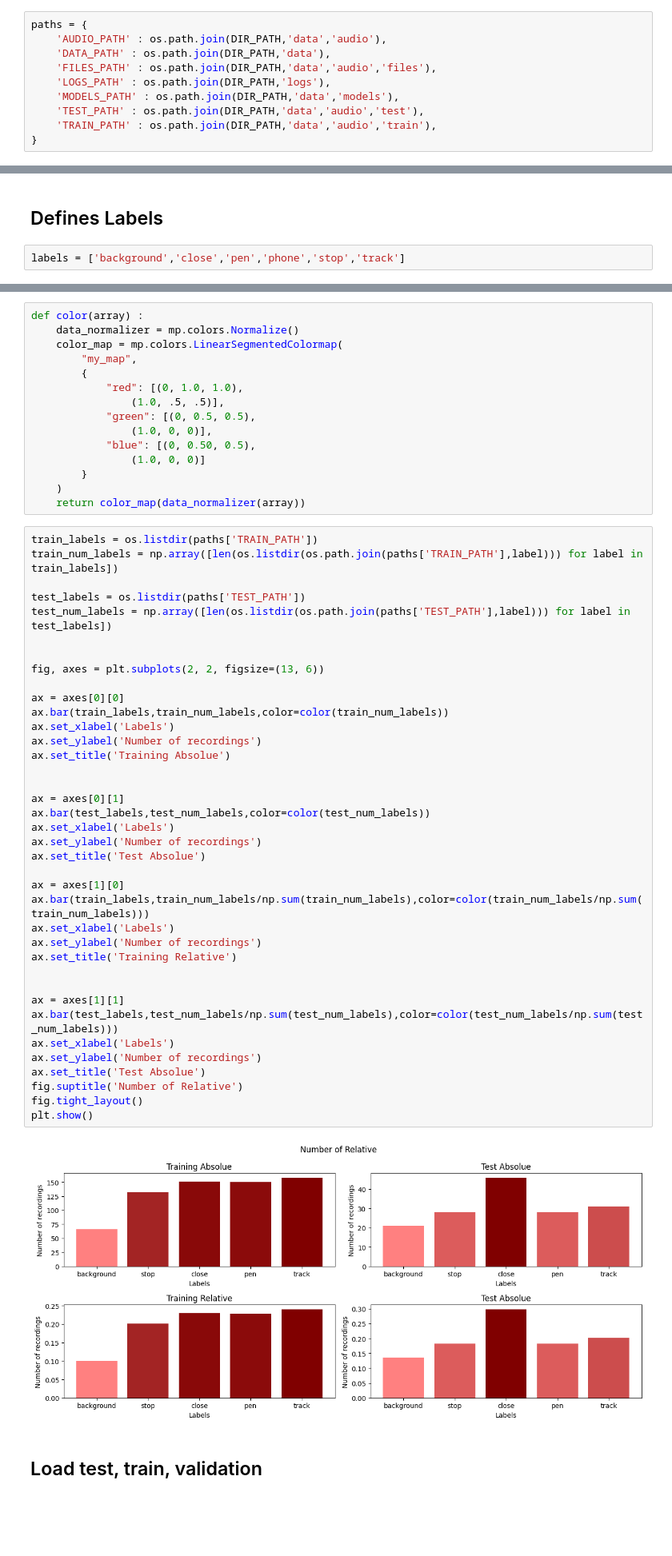
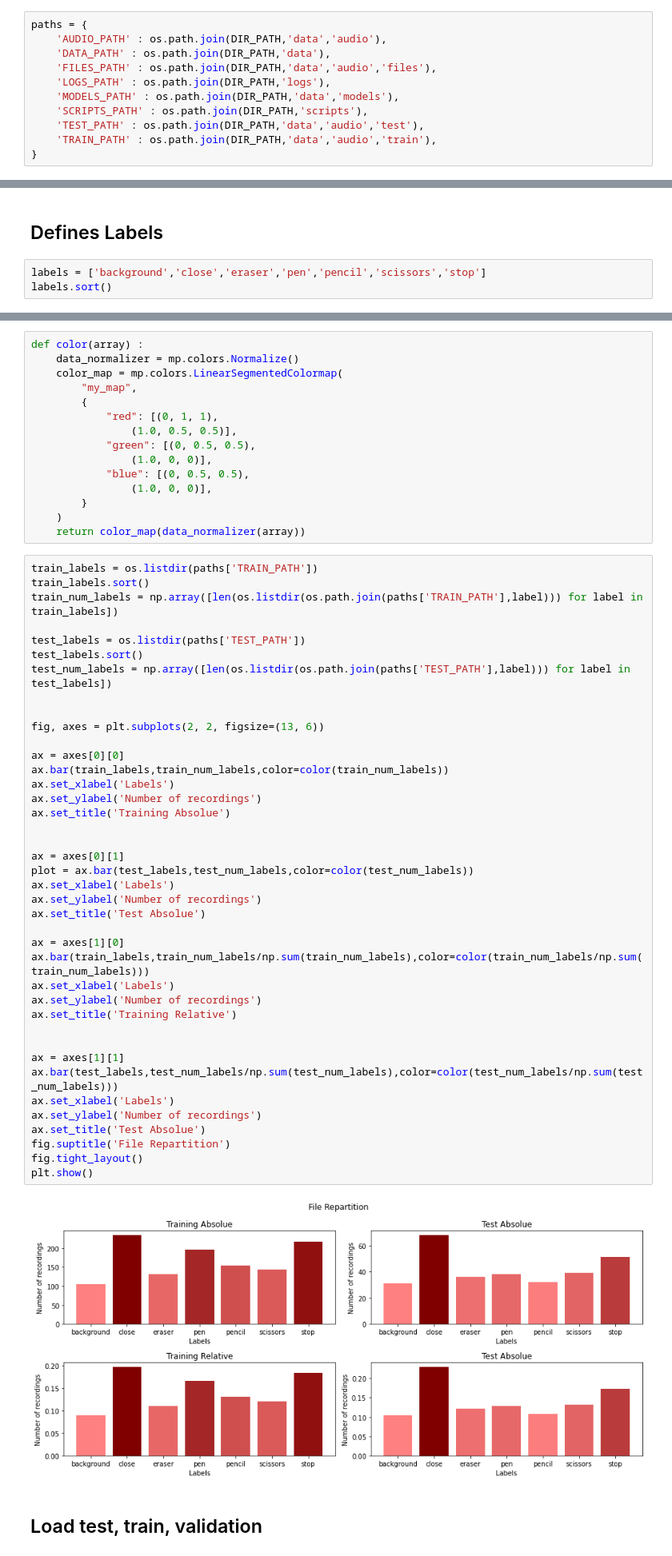
Before and after one commit to AlessandriniAntoine/Eden_Robotics, a Jupyter notebook: Python/speech/main.ipynb, the cells around one changed output, grey strips where cells are left out. Shown at 80% size. Cells and saved outputs as stored; diff of their text form; blank space fills up the shorter version.

Commit message:
new speech labels

```diff
--- a/Python/speech/main.ipynb
+++ b/Python/speech/main.ipynb
@@ -89,6 +142,7 @@ paths = {
     'FILES_PATH' : os.path.join(DIR_PATH,'data','audio','files'),
     'LOGS_PATH' : os.path.join(DIR_PATH,'logs'),
     'MODELS_PATH' : os.path.join(DIR_PATH,'data','models'),
+    'SCRIPTS_PATH' : os.path.join(DIR_PATH,'scripts'),
     'TEST_PATH' : os.path.join(DIR_PATH,'data','audio','test'),
     'TRAIN_PATH' : os.path.join(DIR_PATH,'data','audio','train'),
 }
@@ -108,7 +162,8 @@ for path in paths.values():
 # %% [markdown]
 ## Defines Labels
 # %%
-labels = ['background','close','pen','phone','stop','track']
+labels = ['background','close','eraser','pen','pencil','scissors','stop']
+labels.sort()
 # %%
 keys = ['FILES_PATH','TEST_PATH','TRAIN_PATH']
 for key in keys:
@@ -161,55 +215,57 @@ def color(array) :
     color_map = mp.colors.LinearSegmentedColormap(
         "my_map",
         {
-            "red": [(0, 1.0, 1.0),
-                (1.0, .5, .5)],
+            "red": [(0, 1, 1),
+                (1.0, 0.5, 0.5)],
             "green": [(0, 0.5, 0.5),
                 (1.0, 0, 0)],
-            "blue": [(0, 0.50, 0.5),
-                (1.0, 0, 0)]
+            "blue": [(0, 0.5, 0.5),
+                (1.0, 0, 0)],
         }
     )
     return color_map(data_normalizer(array))
 # %%
 train_labels = os.listdir(paths['TRAIN_PATH'])
+train_labels.sort()
 train_num_labels = np.array([len(os.listdir(os.path.join(paths['TRAIN_PATH'],label))) for label in train_labels])
 
 test_labels = os.listdir(paths['TEST_PATH'])
+test_labels.sort()
 test_num_labels = np.array([len(os.listdir(os.path.join(paths['TEST_PATH'],label))) for label in test_labels])
 
 
 fig, axes = plt.subplots(2, 2, figsize=(13, 6))
 
 ax = axes[0][0]
 ax.bar(train_labels,train_num_labels,color=color(train_num_labels))
 ax.set_xlabel('Labels')
 ax.set_ylabel('Number of recordings')
 ax.set_title('Training Absolue')
 
 
 ax = axes[0][1]
-ax.bar(test_labels,test_num_labels,color=color(test_num_labels))
+plot = ax.bar(test_labels,test_num_labels,color=color(test_num_labels))
 ax.set_xlabel('Labels')
 ax.set_ylabel('Number of recordings')
 ax.set_title('Test Absolue')
 
 ax = axes[1][0]
 ax.bar(train_labels,train_num_labels/np.sum(train_num_labels),color=color(train_num_labels/np.sum(train_num_labels)))
 ax.set_xlabel('Labels')
 ax.set_ylabel('Number of recordings')
 ax.set_title('Training Relative')
 
 
 ax = axes[1][1]
 ax.bar(test_labels,test_num_labels/np.sum(test_num_labels),color=color(test_num_labels/np.sum(test_num_labels)))
 ax.set_xlabel('Labels')
 ax.set_ylabel('Number of recordings')
 ax.set_title('Test Absolue')
-fig.suptitle('Number of Relative')
+fig.suptitle('File Repartition')
 fig.tight_layout()
 plt.show()
 # %% [output]
-[figure, old version]
+[figure, new version]
 # %% [markdown]
 ## Load test, train, validation
 # %%
```
Also changed, not shown: parts of 43 cells of this notebook, 32 other files.
